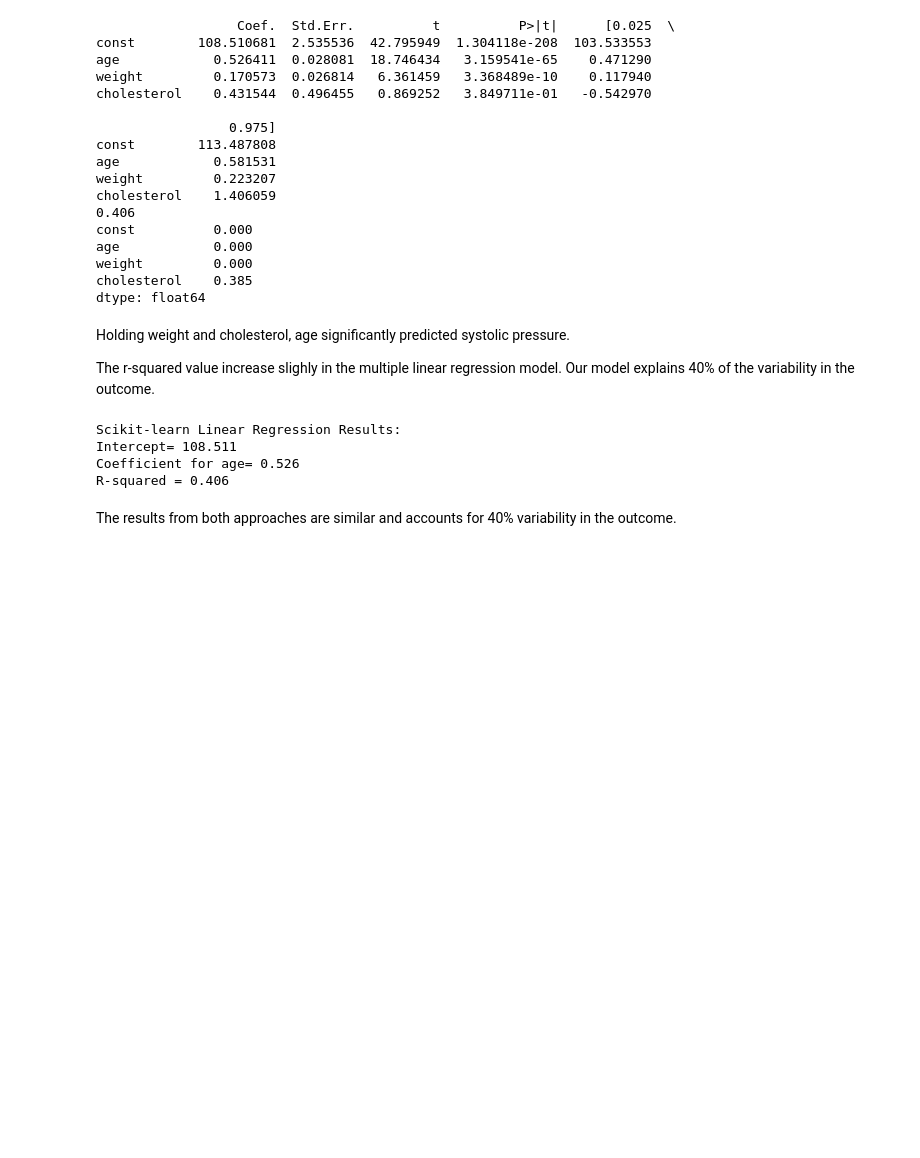
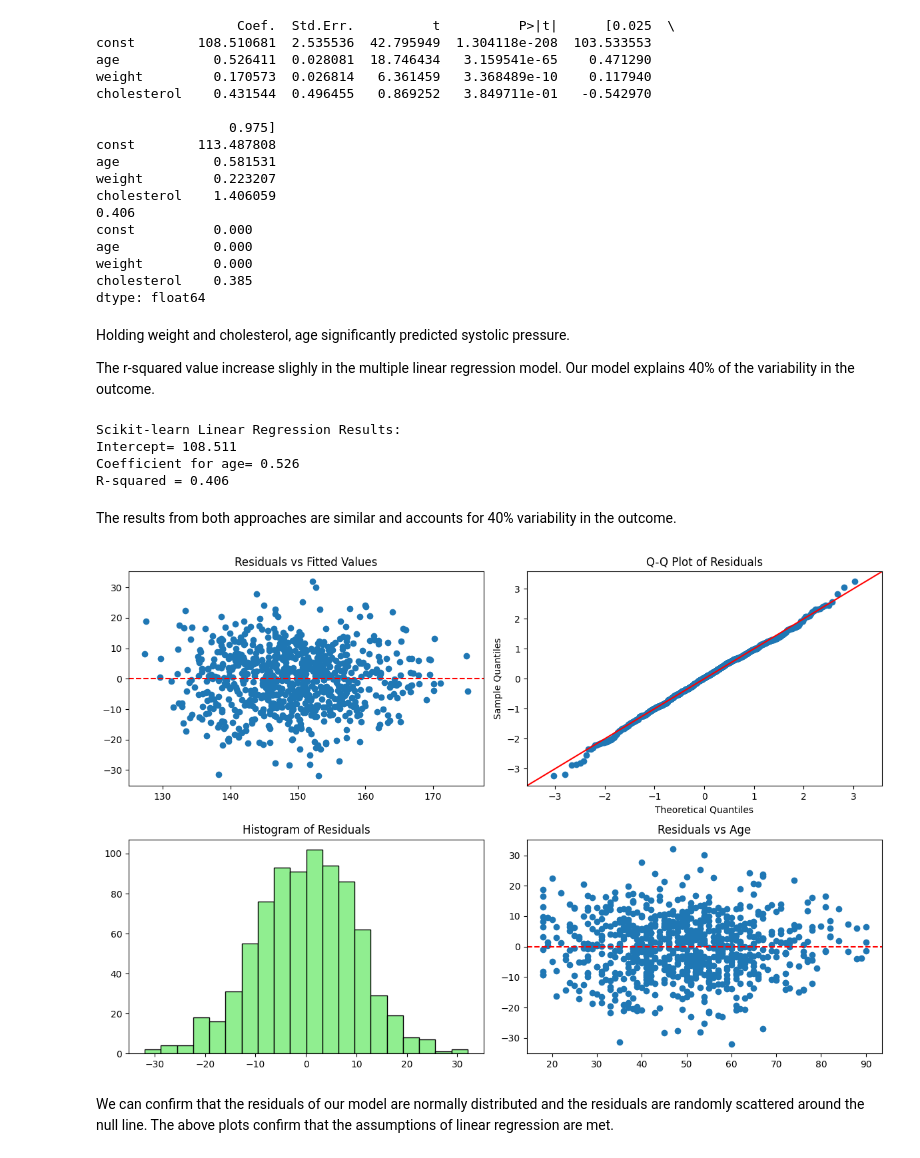
Before and after one commit to CheHenryy/health_project, a Jupyter notebook: src/report.ipynb, the cells around one changed output. Cells and saved outputs as stored; diff of their text form; code cells hidden in the pictures; blank space fills up the shorter version.

Commit message:
checked assumptions for linear regression

```diff
--- a/src/report.ipynb
+++ b/src/report.ipynb
@@ -311,3 +311,30 @@ Coefficient for age= 0.526
 R-squared = 0.406
 # %% [markdown]
 The results from both approaches are similar and accounts for 40% variability in the outcome.
+# %%
+# Verify assumptions of linear regression
+prediction = sk_model.predict(X1)
+residuals = y1 - prediction
+
+
+plt.figure(figsize=(12,8))
+plt.subplot(2,2,1)
+plt.scatter(model1.fittedvalues, residuals)
+plt.axhline(0, color='red', linestyle='--')
+plt.title('Residuals vs Fitted Values')
+plt.subplot(2,2,2)
+sm.qqplot(residuals, line='45', fit=True, ax=plt.gca())
+plt.title('Q-Q Plot of Residuals')
+plt.subplot(2,2,3)
+plt.hist(residuals, bins=20, color='lightgreen', edgecolor='black')
+plt.title('Histogram of Residuals')
+plt.subplot(2,2,4)
+plt.scatter(data['age'], residuals)
+plt.axhline(0, color='red', linestyle='--')
+plt.title('Residuals vs Age')
+plt.tight_layout()
+plt.show()
+# %% [output]
+[figure, added]
+# %% [markdown]
+We can confirm that the residuals of our model are normally distributed and the residuals are randomly scattered around the null line. The above plots confirm that the assumptions of linear regression are met.
```
